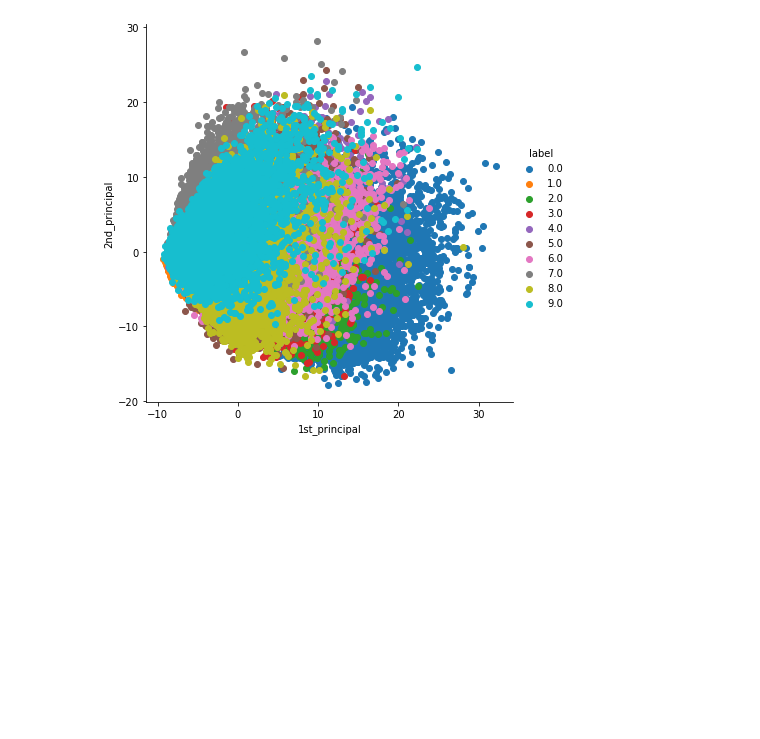
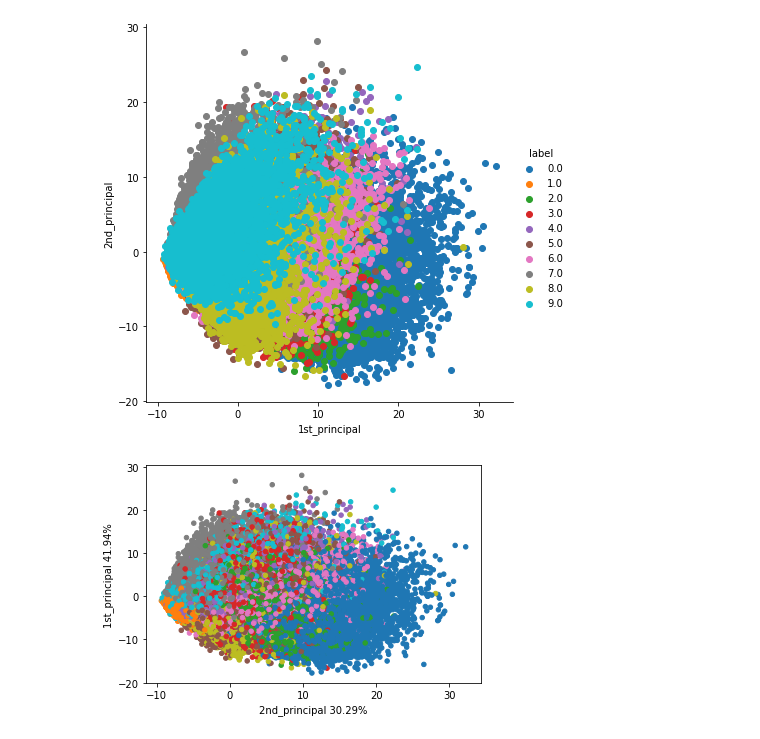
Before and after one commit to devandrepascoa/notebooks, a Jupyter notebook: MNIST_PCA_VISUALIZATION.ipynb, the cells around one changed output. Cells and saved outputs as stored; diff of their text form; code cells hidden in the pictures; blank space fills up the shorter version.

```diff
--- a/MNIST_PCA_VISUALIZATION.ipynb
+++ b/MNIST_PCA_VISUALIZATION.ipynb
@@ -52,4 +73,15 @@ sn.FacetGrid(df, hue="label", size=6).map(plt.scatter, "1st_principal", "2nd_pri
 plt.show()
 # %% [output]
 [figure]
+# %%
+#plotting 2d data points with matplotlib
+fig = plt.figure()
+ax = fig.add_subplot(111)
+ax.scatter(df['1st_principal'],df['2nd_principal'],  c=df['label'],s=20,cmap="tab10")
+ax.set_xlabel("2nd_principal "+str(perc_var2)+"%")
+ax.set_ylabel("1st_principal "+str(perc_var1)+"%")
+
+plt.show()
+# %% [output]
+[figure, added]
 # %%
```
Also changed, not shown: parts of 9 cells of this notebook.
